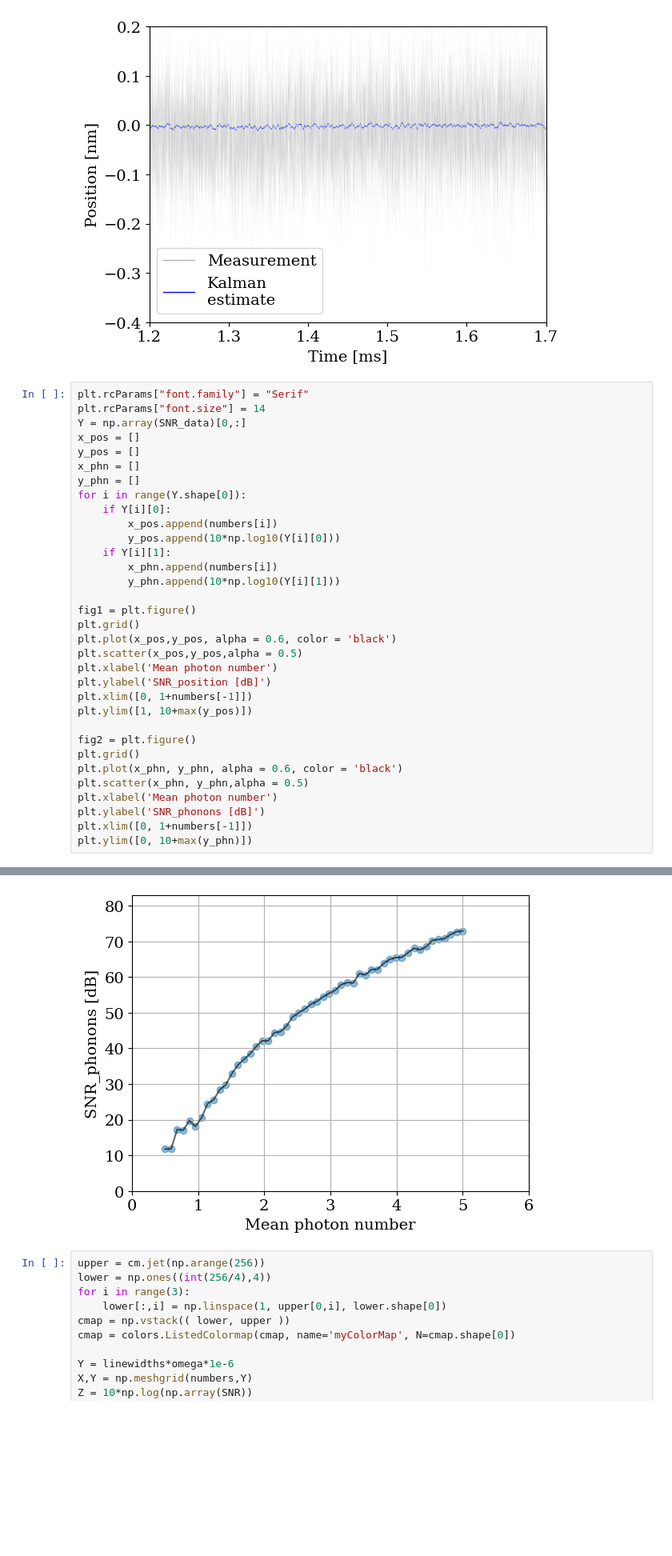
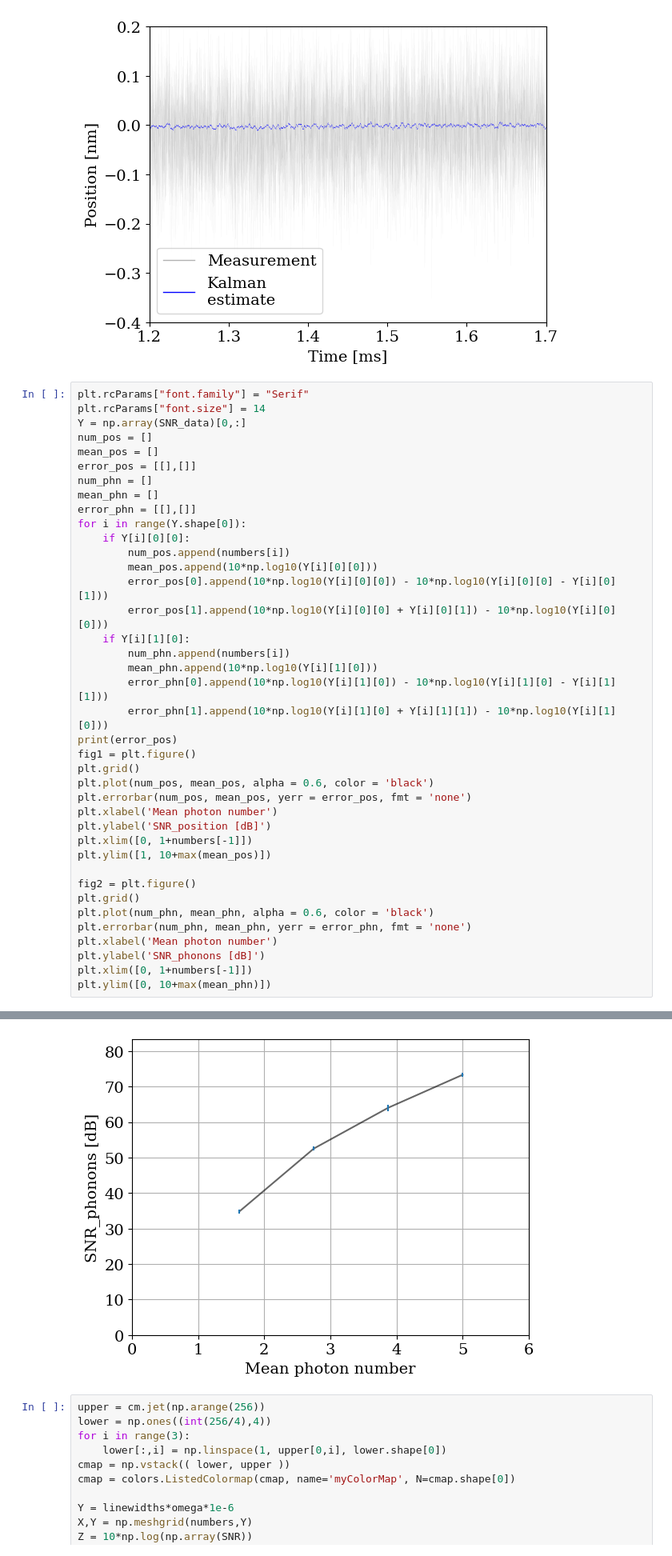
Before and after one commit to QuantumAdventures/single-photons, a Jupyter notebook: notebooks/5. SNR calculation and parameter space scanning.ipynb, the cells around one changed output, grey strips where cells are left out. Shown: that part at 80% size. Cells and saved outputs as stored; diff of their text form; blank space fills up the shorter version.

Commit message:
Update 5. SNR calculation and parameter space scanning.ipynb
included statistics for errorbar in SNR plot

```diff
--- a/notebooks/5. SNR calculation and parameter space scanning.ipynb
+++ b/notebooks/5. SNR calculation and parameter space scanning.ipynb
@@ -290,33 +325,39 @@ leg.legend_handles[1].set_linewidth(1)
 plt.rcParams["font.family"] = "Serif"
 plt.rcParams["font.size"] = 14
 Y = np.array(SNR_data)[0,:]
-x_pos = []
-y_pos = []
-x_phn = []
-y_phn = []
+num_pos = []
+mean_pos = []
+error_pos = [[],[]]
+num_phn = []
+mean_phn = []
+error_phn = [[],[]]
 for i in range(Y.shape[0]):
-    if Y[i][0]:
-        x_pos.append(numbers[i])
-        y_pos.append(10*np.log10(Y[i][0]))
-    if Y[i][1]:
-        x_phn.append(numbers[i])
-        y_phn.append(10*np.log10(Y[i][1]))
-
+    if Y[i][0][0]:
+        num_pos.append(numbers[i])
+        mean_pos.append(10*np.log10(Y[i][0][0]))
+        error_pos[0].append(10*np.log10(Y[i][0][0]) - 10*np.log10(Y[i][0][0] - Y[i][0][1]))
+        error_pos[1].append(10*np.log10(Y[i][0][0] + Y[i][0][1]) - 10*np.log10(Y[i][0][0]))
+    if Y[i][1][0]:
+        num_phn.append(numbers[i])
+        mean_phn.append(10*np.log10(Y[i][1][0]))
+        error_phn[0].append(10*np.log10(Y[i][1][0]) - 10*np.log10(Y[i][1][0] - Y[i][1][1]))
+        error_phn[1].append(10*np.log10(Y[i][1][0] + Y[i][1][1]) - 10*np.log10(Y[i][1][0]))
+print(error_pos)
 fig1 = plt.figure()
 plt.grid()
-plt.plot(x_pos,y_pos, alpha = 0.6, color = 'black')
-plt.scatter(x_pos,y_pos,alpha = 0.5)
+plt.plot(num_pos, mean_pos, alpha = 0.6, color = 'black')
+plt.errorbar(num_pos, mean_pos, yerr = error_pos, fmt = 'none')
 plt.xlabel('Mean photon number')
 plt.ylabel('SNR_position [dB]')
 plt.xlim([0, 1+numbers[-1]])
-plt.ylim([1, 10+max(y_pos)])
+plt.ylim([1, 10+max(mean_pos)])
 
 fig2 = plt.figure()
 plt.grid()
-plt.plot(x_phn, y_phn, alpha = 0.6, color = 'black')
-plt.scatter(x_phn, y_phn,alpha = 0.5)
+plt.plot(num_phn, mean_phn, alpha = 0.6, color = 'black')
+plt.errorbar(num_phn, mean_phn, yerr = error_phn, fmt = 'none')
 plt.xlabel('Mean photon number')
 plt.ylabel('SNR_phonons [dB]')
 plt.xlim([0, 1+numbers[-1]])
-plt.ylim([0, 10+max(y_phn)])
+plt.ylim([0, 10+max(mean_phn)])
 # %% [output]
@@ -325,4 +367,4 @@ plt.ylim([0, 10+max(y_phn)])
-[figure, old version]
+[figure, new version]
 # %%
 upper = cm.jet(np.arange(256))
 lower = np.ones((int(256/4),4))
```
Also changed, not shown: parts of 5 cells of this notebook.
